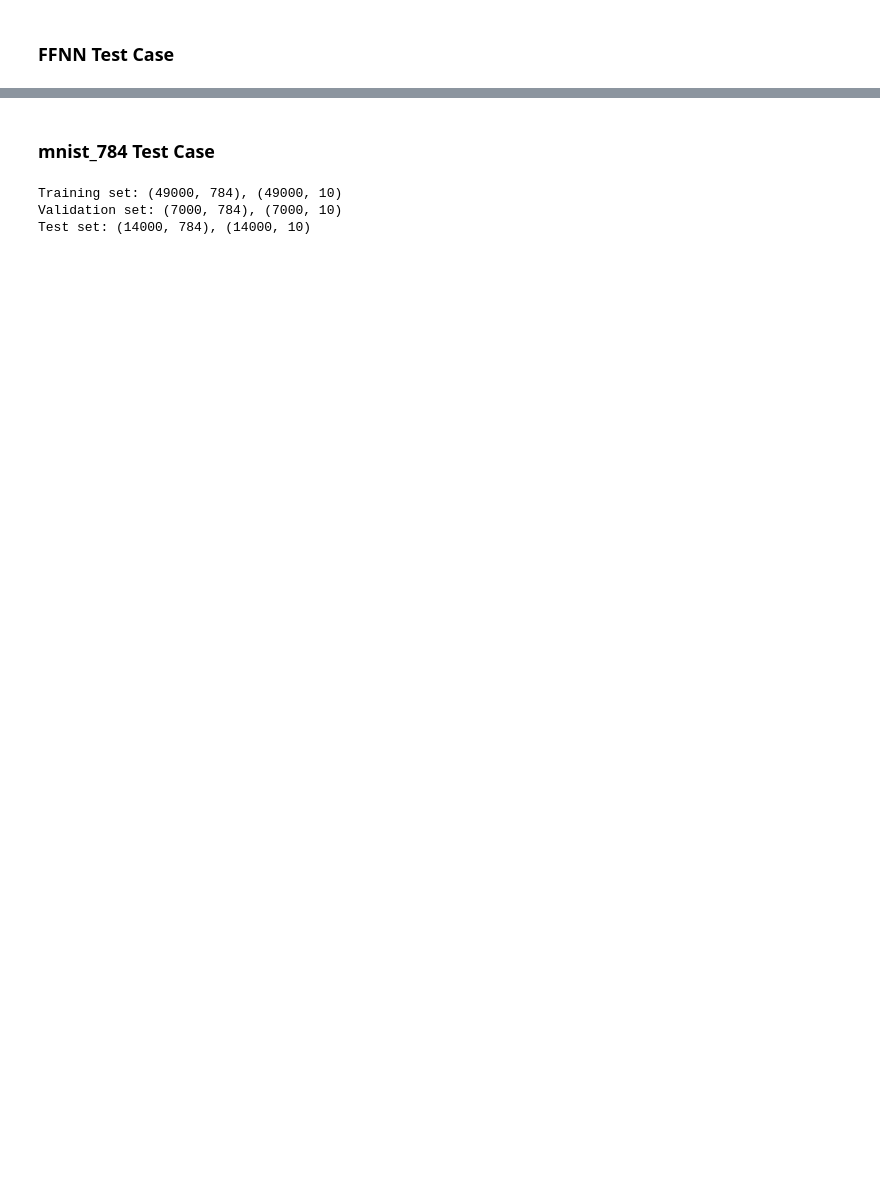
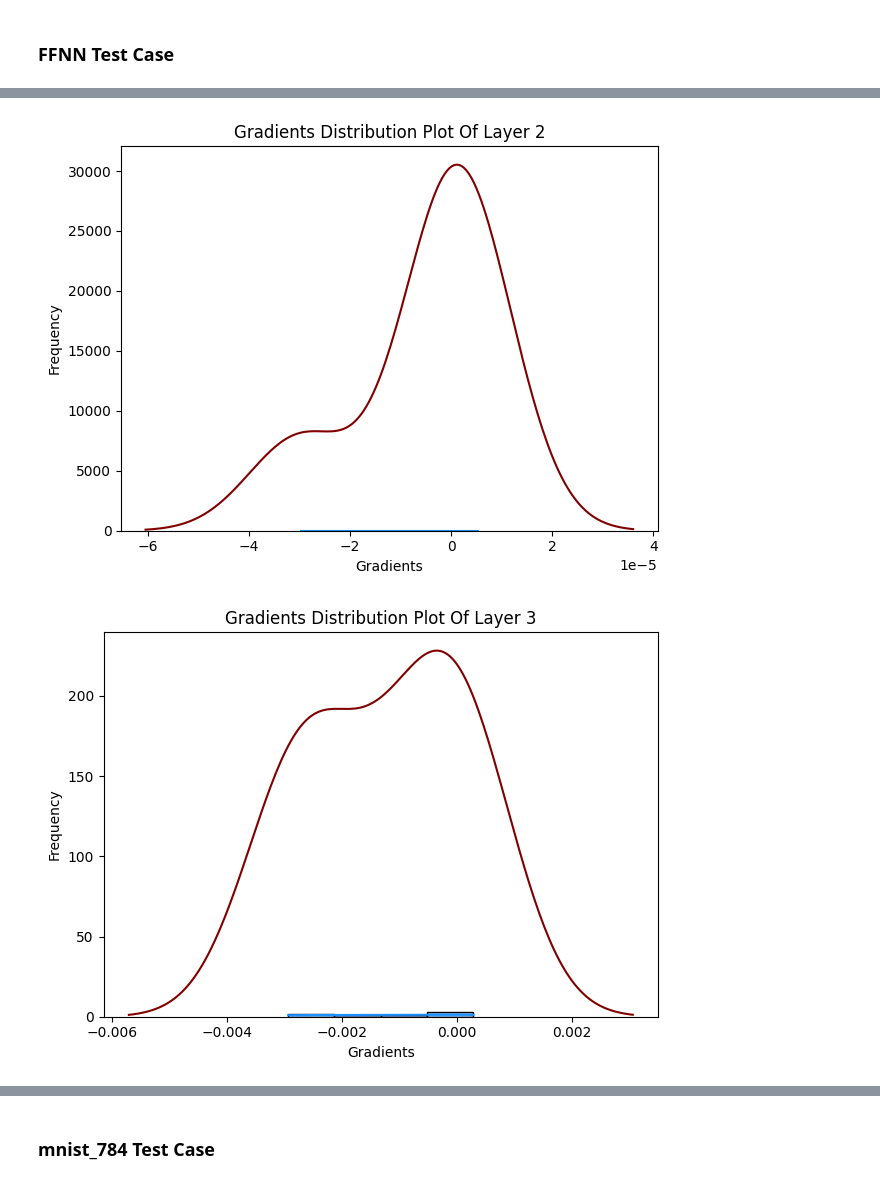
Before and after one commit to IrfanSidiq/IF3270_FFNN, a Jupyter notebook: demo.ipynb, the cells around one changed output, grey strips where cells are left out. Drawn from its saved outputs; the diff is of its cells as text; code cells hidden in the pictures; blank space fills up the shorter version.

Commit message:
fix: fix error accessing variable in visualization and verbose

```diff
--- a/demo.ipynb
+++ b/demo.ipynb
@@ -450,0 +458,5 @@ AttributeError: 'list' object has no attribute 'gradient'
+# %%
+model.plot_gradients([2,3,4])
+# %% [output]
+[figure, added]
+[figure, added]
@@ -464,14 +477,10 @@ y = np.eye(num_classes)[y]
 # %%
-from sklearn.model_selection import train_test_split
+# from sklearn.model_selection import train_test_split
 
-X_train, X_test, y_train, y_test = train_test_split(X, y, test_size=0.2, random_state=42, stratify=y)
-X_train, X_val, y_train, y_val = train_test_split(X_train, y_train, test_size=0.125, random_state=42, stratify=y_train)
+# X_train, X_test, y_train, y_test = train_test_split(X, y, test_size=0.2, random_state=42, stratify=y)
+# X_train, X_val, y_train, y_val = train_test_split(X_train, y_train, test_size=0.125, random_state=42, stratify=y_train)
 
-print(f"Training set: {X_train.shape}, {y_train.shape}")
-print(f"Validation set: {X_val.shape}, {y_val.shape}")
-print(f"Test set: {X_test.shape}, {y_test.shape}")
+# print(f"Training set: {X_train.shape}, {y_train.shape}")
+# print(f"Validation set: {X_val.shape}, {y_val.shape}")
+# print(f"Test set: {X_test.shape}, {y_test.shape}")
-# %% [output]
-Training set: (49000, 784), (49000, 10)
-Validation set: (7000, 784), (7000, 10)
-Test set: (14000, 784), (14000, 10)
 # %%
```
Also changed, not shown: parts of 12 cells of this notebook, 2 other files.
